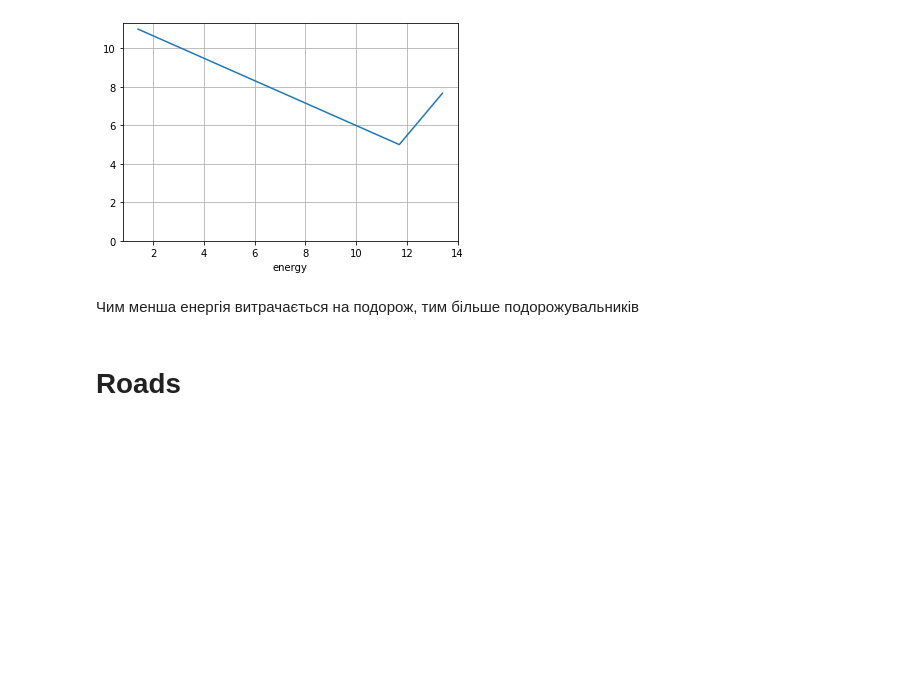
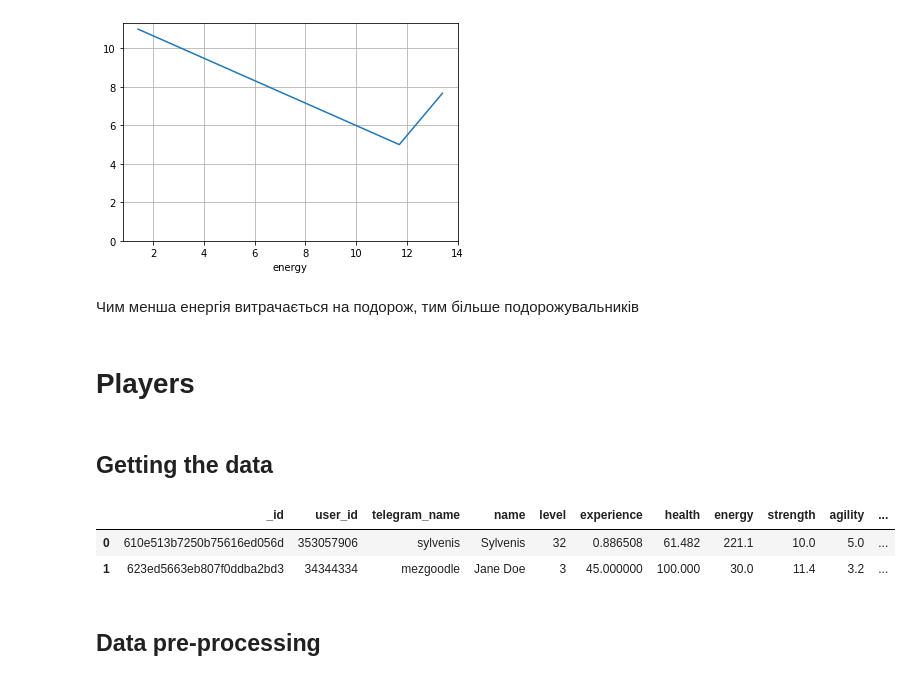
Before and after one commit to mezgoodle/TelegramiaStats, a Jupyter notebook: telegramia.ipynb, the cells around one changed output. Saved outputs shown, nothing was run; the diff lists cells and outputs as text; code cells hidden in the pictures; blank space fills up the shorter version.

Commit message:
Work with the players data

```diff
--- a/telegramia.ipynb
+++ b/telegramia.ipynb
@@ -119,4 +119,16 @@ df.groupby('energy')['travelers'].mean().plot(ylim=0, grid=True)
 # %% [markdown]
 Чим менша енергія витрачається на подорож, тим більше подорожувальників
 # %% [markdown]
-# Roads
+# Players
+# %% [markdown]
+## Getting the data
+# %%
+df = pd.read_json('https://telegramia-api.herokuapp.com/players')
+# %%
+df.head()
+# %% [output]
+|  | _id | user_id | telegram_name | name | level | experience | health | energy | strength | agility | ... |
+| 0 | 610e513b7250b75616ed056d | 353057906 | sylvenis | Sylvenis | 32 | 0.886508 | 61.482 | 221.1 | 10.0 | 5.0 | ... |
+| 1 | 623ed5663eb807f0ddba2bd3 | 34344334 | mezgoodle | Jane Doe | 3 | 45.000000 | 100.000 | 30.0 | 11.4 | 3.2 | ... |
+# %% [markdown]
+## Data pre-processing
```
Also changed, not shown: parts of 11 cells of this notebook.
